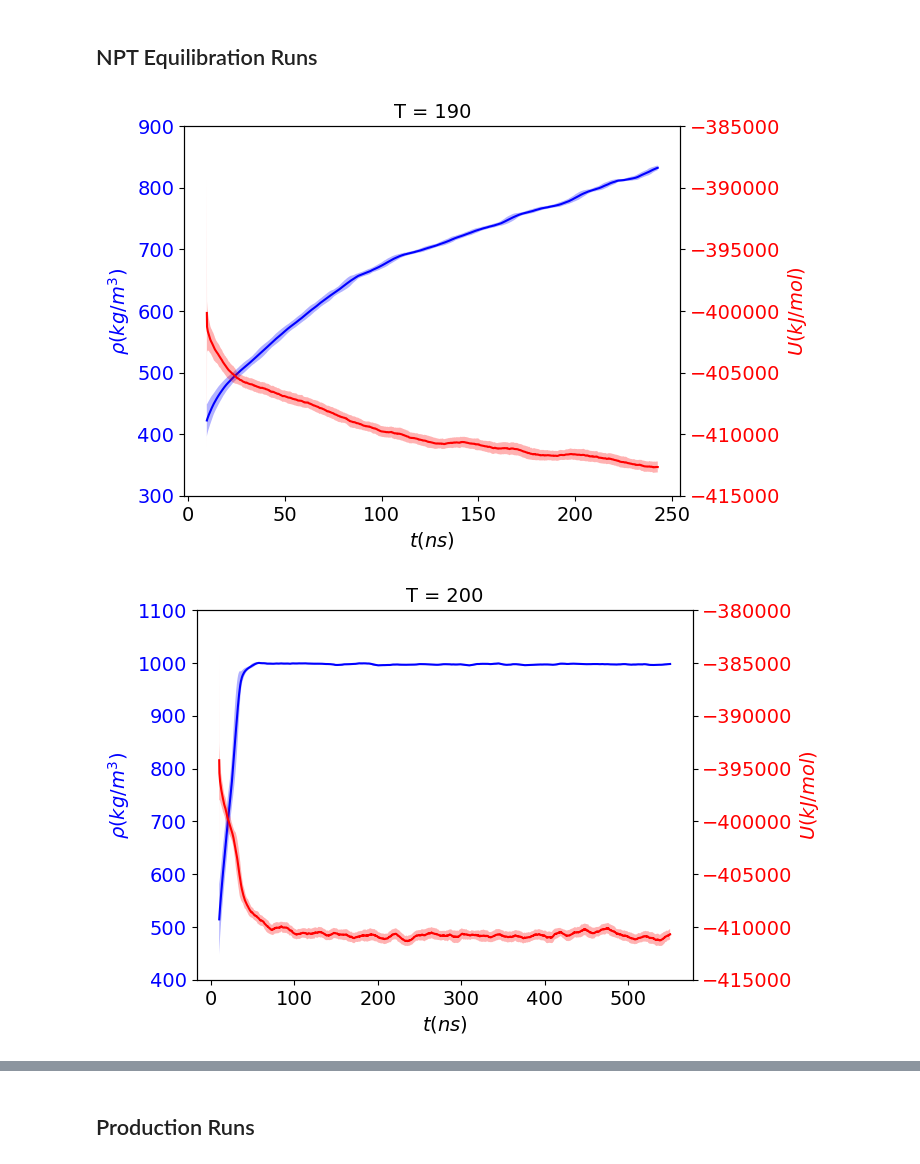
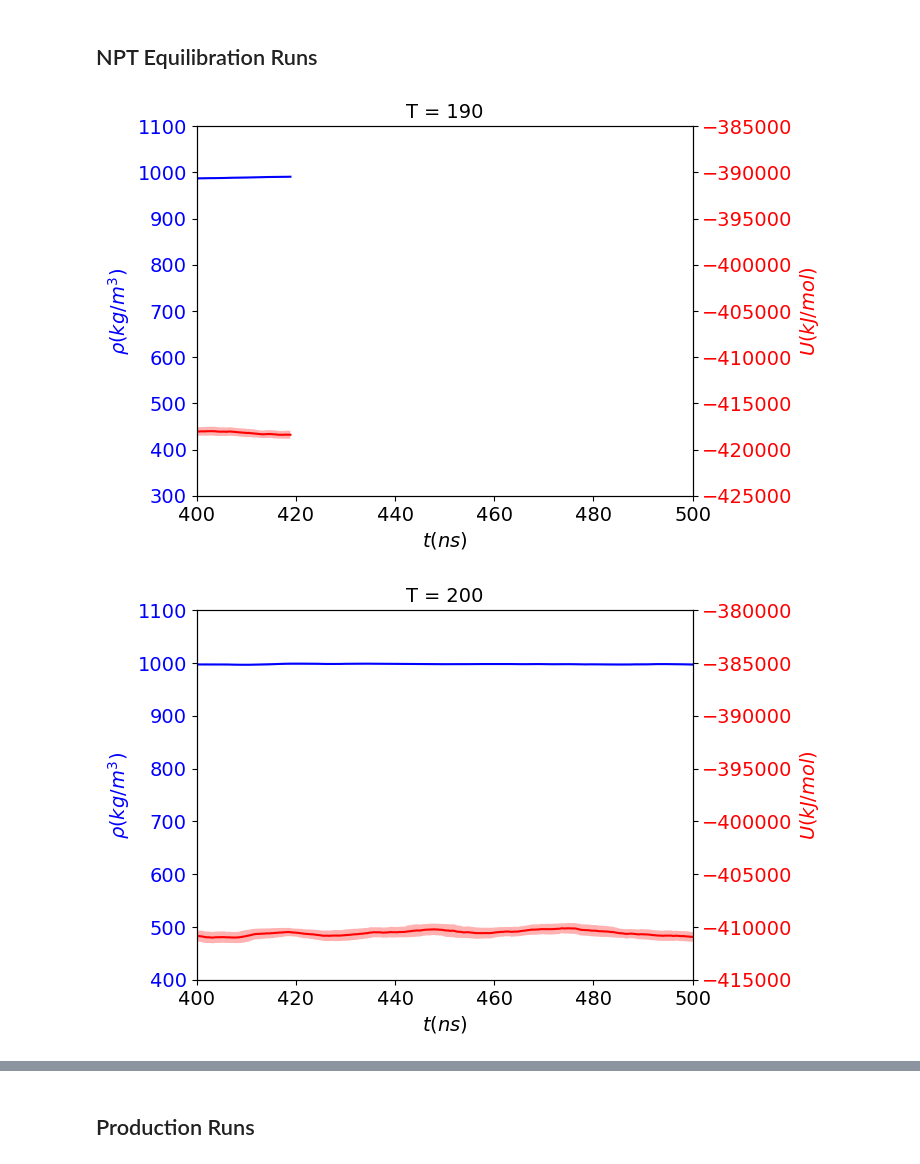
Before and after one commit to JAndronis/Glycerol-Water-Simulations-Sunrise, a Jupyter notebook: thermo_analysis.ipynb, the cells around one changed output, grey strips where cells are left out. Drawn from its saved outputs; the diff is of its cells as text; code cells hidden in the pictures.

```diff
--- a/thermo_analysis.ipynb
+++ b/thermo_analysis.ipynb
@@ -45,33 +45,33 @@ for d in data:
     y1 = _df[key1].rolling(window).mean()
     err1 = _df[key1].rolling(window).std()
     sn.lineplot(data=_df[key1].rolling(window).mean(),
                 ax=ax1, color='b')
     ax2 = ax1.twinx()
     sn.lineplot(data=_df[key2].rolling(window).mean(),
                 ax=ax2,
                 c='red')
     ax1.fill_between(x, y1-err1, y1+err1,
                      alpha=0.3,
                      color='b',
                      edgecolor=None)
     y2 = _df[key2].rolling(window).mean()
     err2 = _df[key2].rolling(window).std()
     ax2.fill_between(x, y2-err2, y2+err2,
                      alpha=0.3,
                      color='red',
                      edgecolor=None)
     ax1.set_ylabel(r'$\rho (kg/m^3$)', c='b', fontsize=14)
     ax2.set_ylabel(r'$U (kJ/mol)$', c='r', fontsize=14)
     ax1.set_xlabel(r'$t (ns)$', fontsize=14)
     ax1.set_title(f'T = {_df["temperature"].mean():.00f}', fontsize=14)
     ax1.set_yticks(ax1.get_yticks())
     ax2.set_yticks(ax2.get_yticks())
     ax1.set_yticklabels(labels=ax1.get_yticklabels(), c='b', fontsize=14)
     ax2.set_yticklabels(labels=ax2.get_yticklabels(), c='r', fontsize=14)
-    # ax1.set_xlim(x.min(), x.max())
+    ax1.set_xlim(400, 500)
     # ax2.set_xlim(x.min(), x.max())
     ax1.tick_params(labelsize=14)
 plt.show()
 # %% [output]
-[figure, old version]
+[figure, new version]
-[figure, old version]
+[figure, new version]
```
Also changed, not shown: parts of 3 cells of this notebook.
